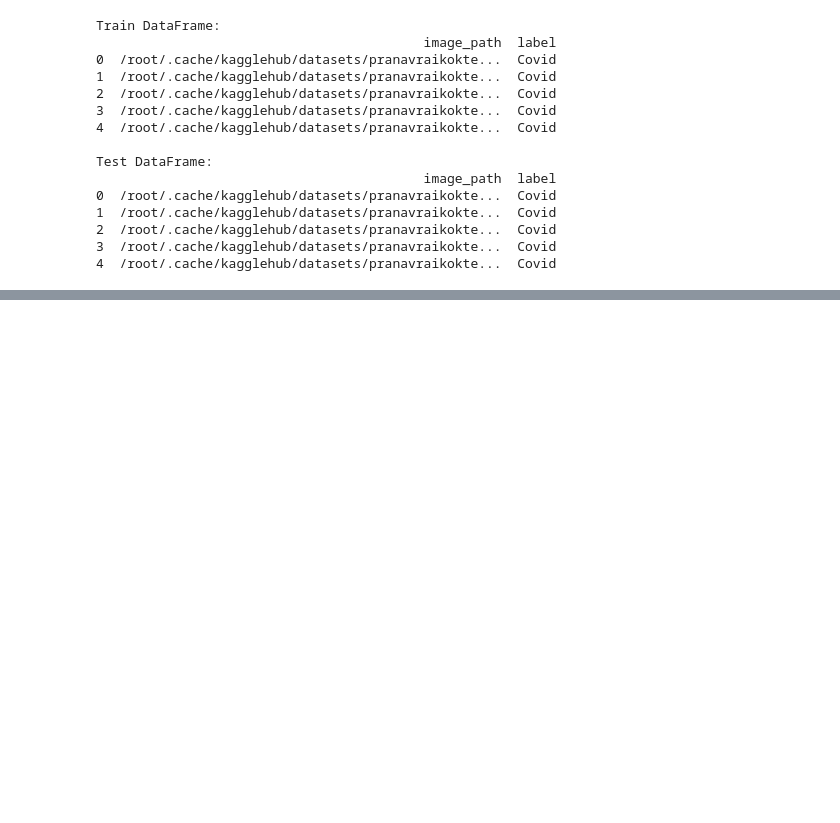
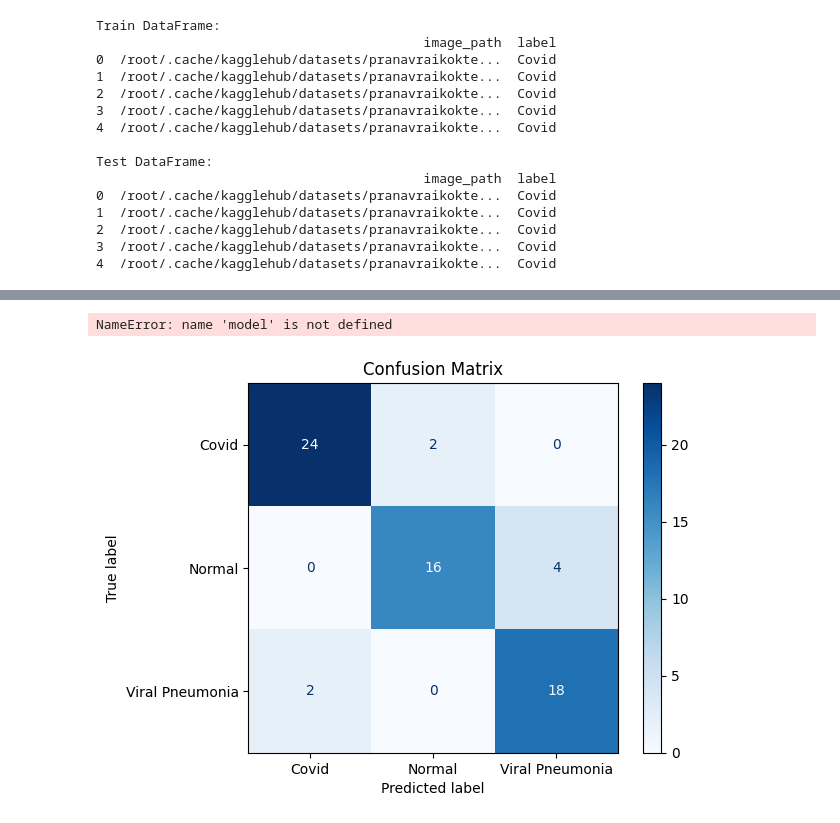
Before and after one commit to IhorKrain/CNN-Model-covid-19, a Jupyter notebook: Untitled1.ipynb, the cells around one changed output, grey strips where cells are left out. Saved outputs shown, nothing was run; the diff lists cells and outputs as text; code cells hidden in the pictures; blank space fills up the shorter version.

Commit message:
Accuracy 95%

```diff
--- a/Untitled1.ipynb
+++ b/Untitled1.ipynb
@@ -146,0 +180,3 @@ class ImageDataset(Dataset):
+# %%
+device = torch.device('cuda' if torch.cuda.is_available() else 'cpu')
+model.to(device)
@@ -146,0 +194,14 @@ class ImageDataset(Dataset):
+# %%
+num_epoch = 10
+for epoch in range(num_epoch):
+  model.train()
+  train_loss = 0
+  for images,labels in train_loader:
+    image,labels = images.to(device),labels.to(device)
+    optimizer.zero_grad()
+    outputs = model(images)
+    loss = criterion(outputs,labels)
+    loss.backward()
+    optimizer.step()
+    train_loss += loss.item()
+  print(f"Epoch {epoch+1}/{num_epoch}, Loss: {train_loss/len(train_loader):.4f}")
@@ -146,0 +219,32 @@ class ImageDataset(Dataset):
+# %%
+model.eval()
+correct = 0
+total = 0
+true_labels = []
+predicted_labels = []
+
+with torch.no_grad():
+  for images,labels in test_loader:
+    images,labels = images.to(device),labels.to(device)
+    outputs = model(images)
+    _,predicted = torch.max(outputs.data,1)
+    total += labels.size(0)
+    correct += (predicted == labels).sum().item()
+    true_labels.extend(labels.cpu().numpy())
+    predicted_labels.extend(predicted.cpu().numpy())
+accuracy = 100 * correct / total
+print(f"Test Accuracy: {accuracy:.2f}%")
+# %% [output]
+NameError: name 'model' is not defined
+# %%
+from sklearn.metrics import confusion_matrix, ConfusionMatrixDisplay
+import matplotlib.pyplot as plt
+
+class_names = ['Covid', 'Normal', 'Viral Pneumonia']
+cm = confusion_matrix(true_labels, predicted_labels)
+disp = ConfusionMatrixDisplay(confusion_matrix=cm, display_labels=class_names)
+disp.plot(cmap=plt.cm.Blues)
+plt.title("Confusion Matrix")
+plt.show()
+# %% [output]
+[figure, added]
```
Also changed, not shown: parts of 16 cells of this notebook.
